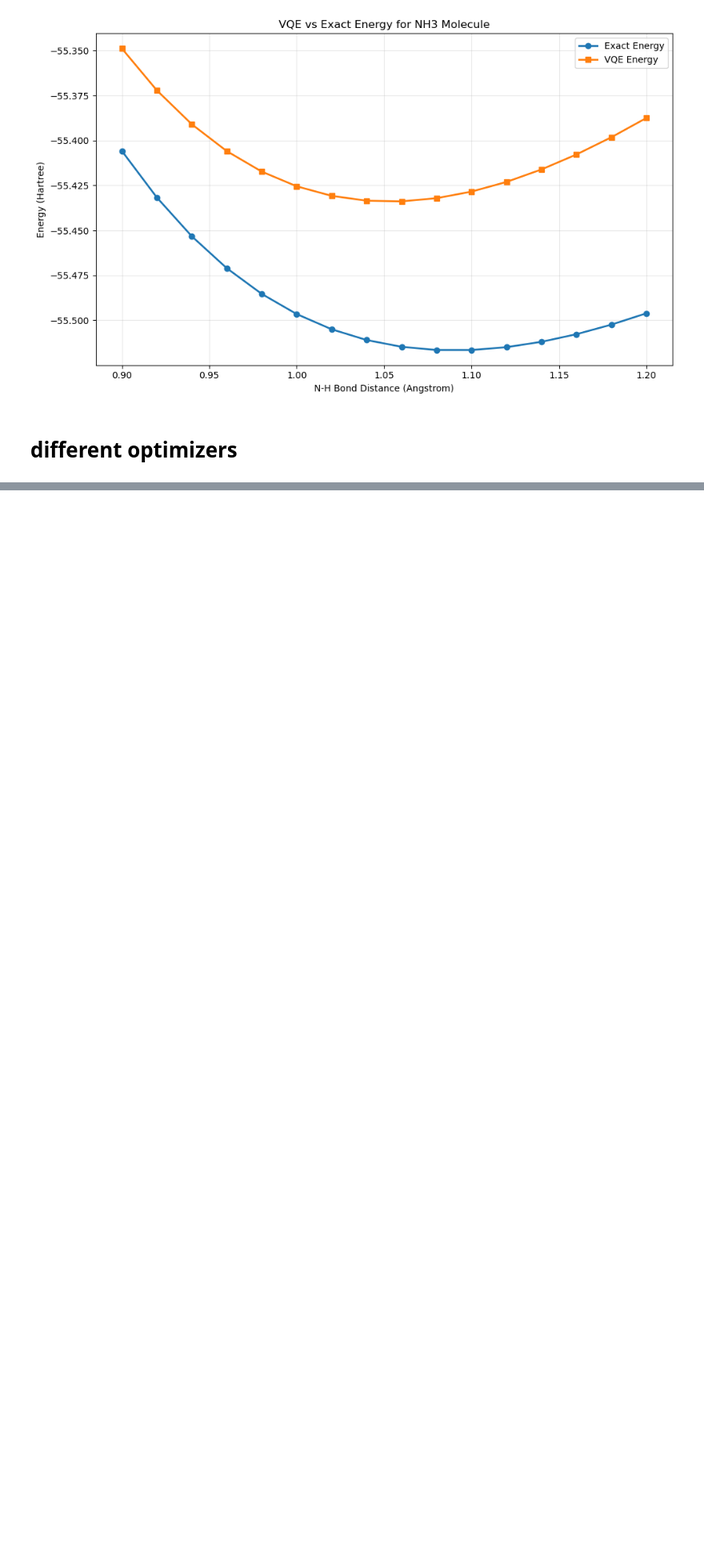
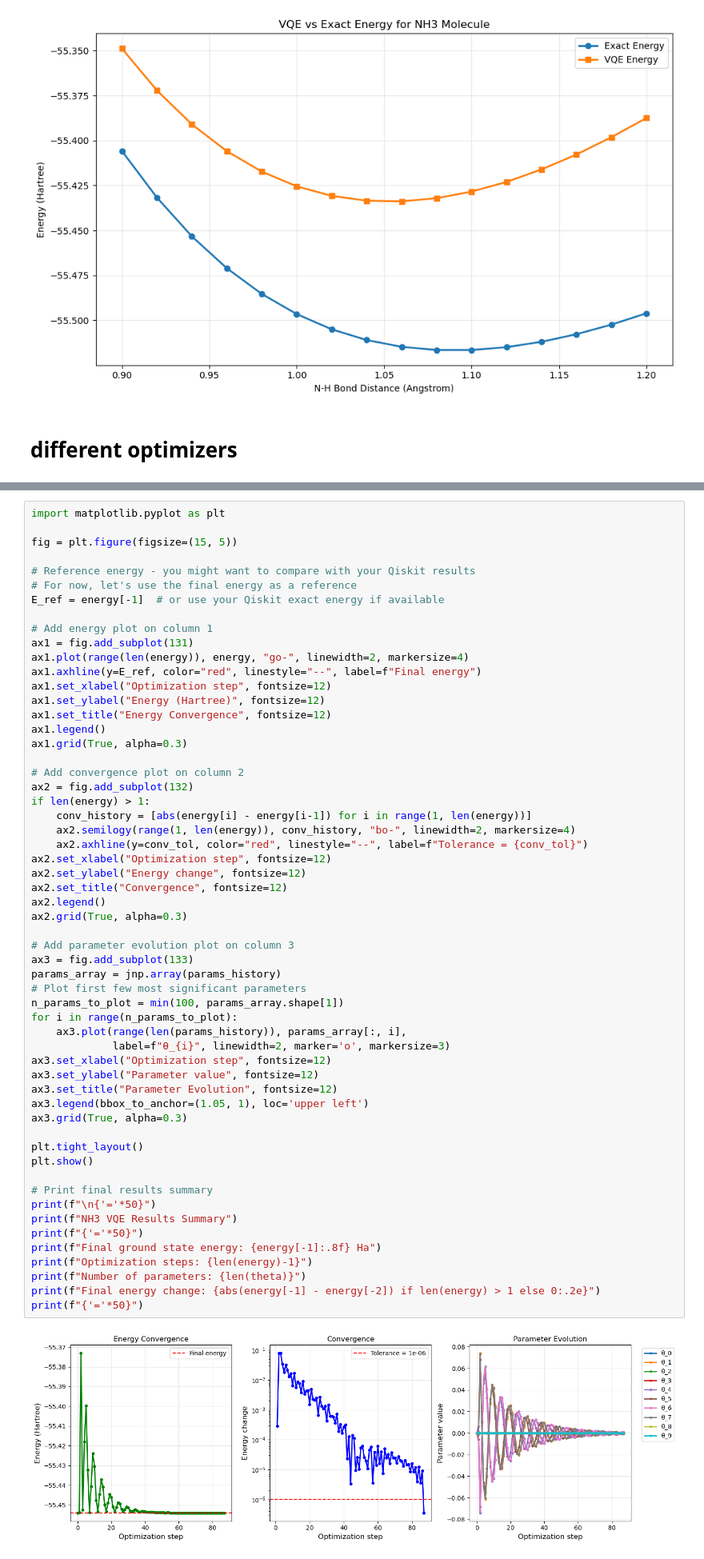
Before and after one commit to trama00/VQE-NH3, a Jupyter notebook: vqe-nh3.ipynb, the cells around one changed output, grey strips where cells are left out. Shown at 80% size. Saved outputs shown, nothing was run; the diff lists cells and outputs as text; blank space fills up the shorter version.

```diff
--- a/vqe-nh3.ipynb
+++ b/vqe-nh3.ipynb
@@ -619,0 +1061,59 @@ VQE calculations completed successfully!
+# %%
+import matplotlib.pyplot as plt
+
+fig = plt.figure(figsize=(15, 5))
+
+# Reference energy - you might want to compare with your Qiskit results
+# For now, let's use the final energy as a reference
+E_ref = energy[-1]  # or use your Qiskit exact energy if available
+
+# Add energy plot on column 1
+ax1 = fig.add_subplot(131)
+ax1.plot(range(len(energy)), energy, "go-", linewidth=2, markersize=4)
+ax1.axhline(y=E_ref, color="red", linestyle="--", label=f"Final energy")
+ax1.set_xlabel("Optimization step", fontsize=12)
+ax1.set_ylabel("Energy (Hartree)", fontsize=12)
+ax1.set_title("Energy Convergence", fontsize=12)
+ax1.legend()
+ax1.grid(True, alpha=0.3)
+
+# Add convergence plot on column 2
+ax2 = fig.add_subplot(132)
+if len(energy) > 1:
+    conv_history = [abs(energy[i] - energy[i-1]) for i in range(1, len(energy))]
+    ax2.semilogy(range(1, len(energy)), conv_history, "bo-", linewidth=2, markersize=4)
+    ax2.axhline(y=conv_tol, color="red", linestyle="--", label=f"Tolerance = {conv_tol}")
+ax2.set_xlabel("Optimization step", fontsize=12)
+ax2.set_ylabel("Energy change", fontsize=12)
+ax2.set_title("Convergence", fontsize=12)
+ax2.legend()
+ax2.grid(True, alpha=0.3)
+
+# Add parameter evolution plot on column 3
+ax3 = fig.add_subplot(133)
+params_array = jnp.array(params_history)
+# Plot first few most significant parameters
+n_params_to_plot = min(100, params_array.shape[1])
+for i in range(n_params_to_plot):
+    ax3.plot(range(len(params_history)), params_array[:, i],
+             label=f"θ_{i}", linewidth=2, marker='o', markersize=3)
+ax3.set_xlabel("Optimization step", fontsize=12)
+ax3.set_ylabel("Parameter value", fontsize=12)
+ax3.set_title("Parameter Evolution", fontsize=12)
+ax3.legend(bbox_to_anchor=(1.05, 1), loc='upper left')
+ax3.grid(True, alpha=0.3)
+
+plt.tight_layout()
+plt.show()
+
+# Print final results summary
+print(f"\n{'='*50}")
+print(f"NH3 VQE Results Summary")
+print(f"{'='*50}")
+print(f"Final ground state energy: {energy[-1]:.8f} Ha")
+print(f"Optimization steps: {len(energy)-1}")
+print(f"Number of parameters: {len(theta)}")
+print(f"Final energy change: {abs(energy[-1] - energy[-2]) if len(energy) > 1 else 0:.2e}")
+print(f"{'='*50}")
+# %% [output]
+[figure, added]
```
Also changed, not shown: parts of 14 cells of this notebook, 2 other files.
